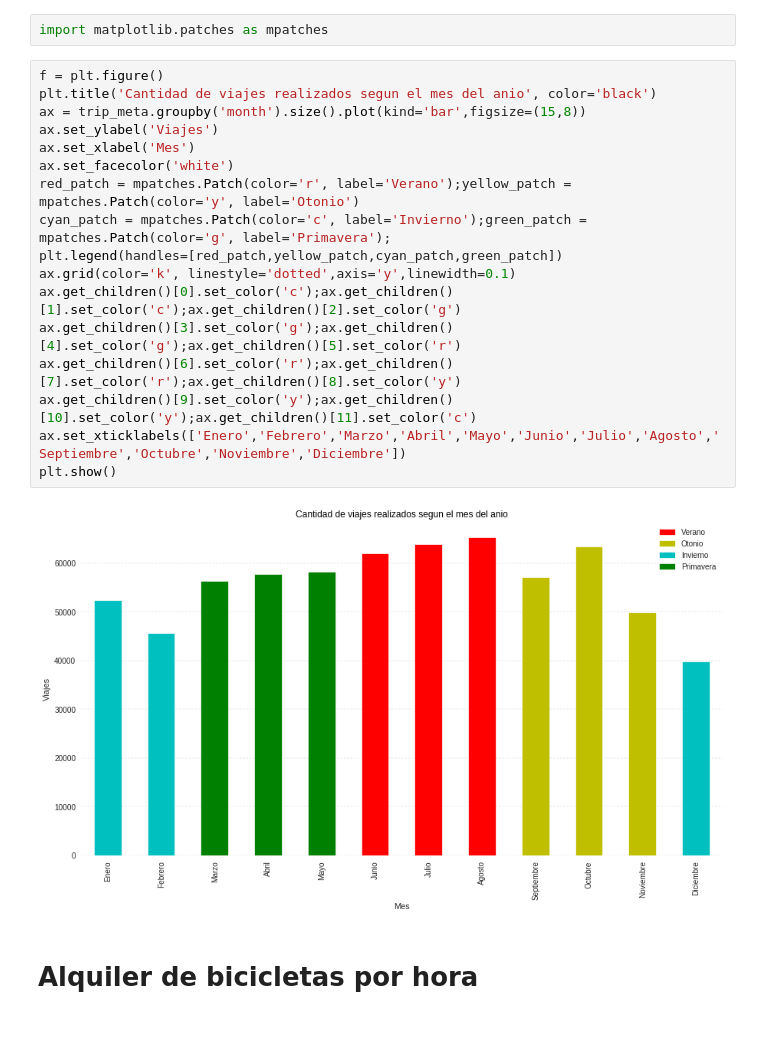
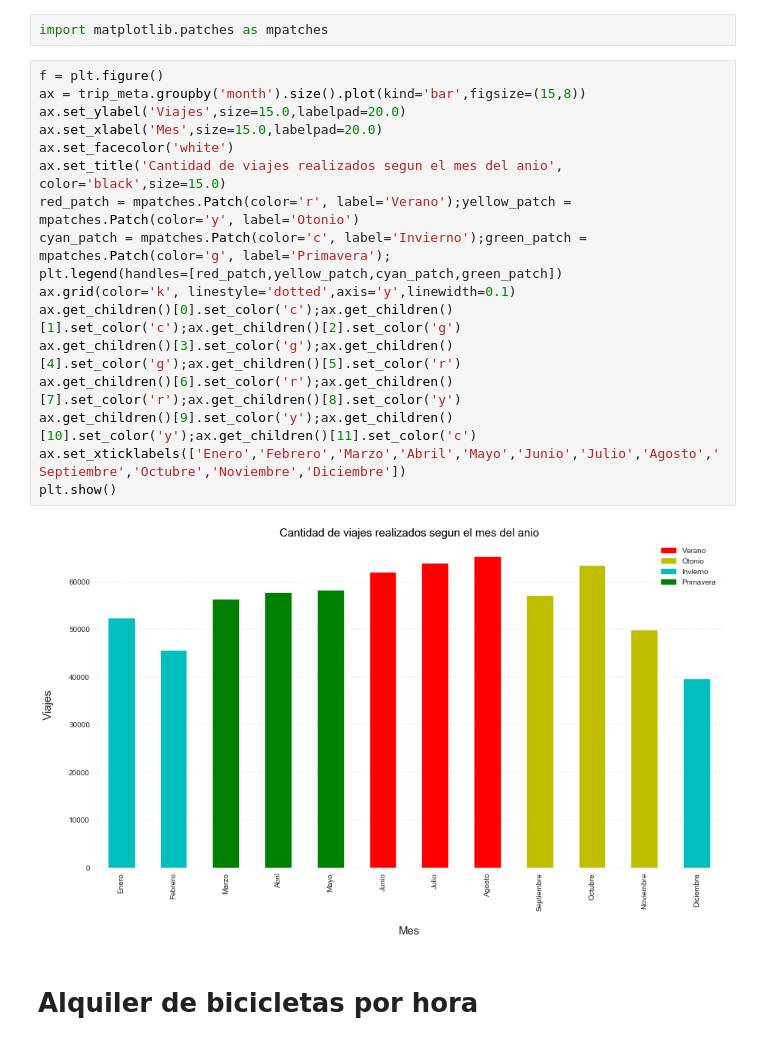
Before and after one commit to hernantain/Analisis-San-Francisco, a Jupyter notebook: analisis.ipynb, the cells around one changed output. Saved outputs shown, nothing was run; the diff lists cells and outputs as text.

```diff
--- a/analisis.ipynb
+++ b/analisis.ipynb
@@ -257,23 +264,23 @@ trip_meta['month'] = trip_meta.start_date.apply(lambda x: x.month)
 import matplotlib.patches as mpatches
 # %%
 f = plt.figure()
-plt.title('Cantidad de viajes realizados segun el mes del anio', color='black')
 ax = trip_meta.groupby('month').size().plot(kind='bar',figsize=(15,8))
-ax.set_ylabel('Viajes')
-ax.set_xlabel('Mes')
+ax.set_ylabel('Viajes',size=15.0,labelpad=20.0)
+ax.set_xlabel('Mes',size=15.0,labelpad=20.0)
 ax.set_facecolor('white')
+ax.set_title('Cantidad de viajes realizados segun el mes del anio', color='black',size=15.0)
 red_patch = mpatches.Patch(color='r', label='Verano');yellow_patch = mpatches.Patch(color='y', label='Otonio')
 cyan_patch = mpatches.Patch(color='c', label='Invierno');green_patch = mpatches.Patch(color='g', label='Primavera');
 plt.legend(handles=[red_patch,yellow_patch,cyan_patch,green_patch])
 ax.grid(color='k', linestyle='dotted',axis='y',linewidth=0.1)
 ax.get_children()[0].set_color('c');ax.get_children()[1].set_color('c');ax.get_children()[2].set_color('g')
 ax.get_children()[3].set_color('g');ax.get_children()[4].set_color('g');ax.get_children()[5].set_color('r')
 ax.get_children()[6].set_color('r');ax.get_children()[7].set_color('r');ax.get_children()[8].set_color('y')
 ax.get_children()[9].set_color('y');ax.get_children()[10].set_color('y');ax.get_children()[11].set_color('c')
 ax.set_xticklabels(['Enero','Febrero','Marzo','Abril','Mayo','Junio','Julio','Agosto','Septiembre','Octubre','Noviembre','Diciembre'])
 plt.show()
 # %% [output]
-[figure, old version]
+[figure, new version]
 # %% [markdown]
 # Alquiler de bicicletas por hora
 # %%
```
Also changed, not shown: parts of 19 cells of this notebook.
